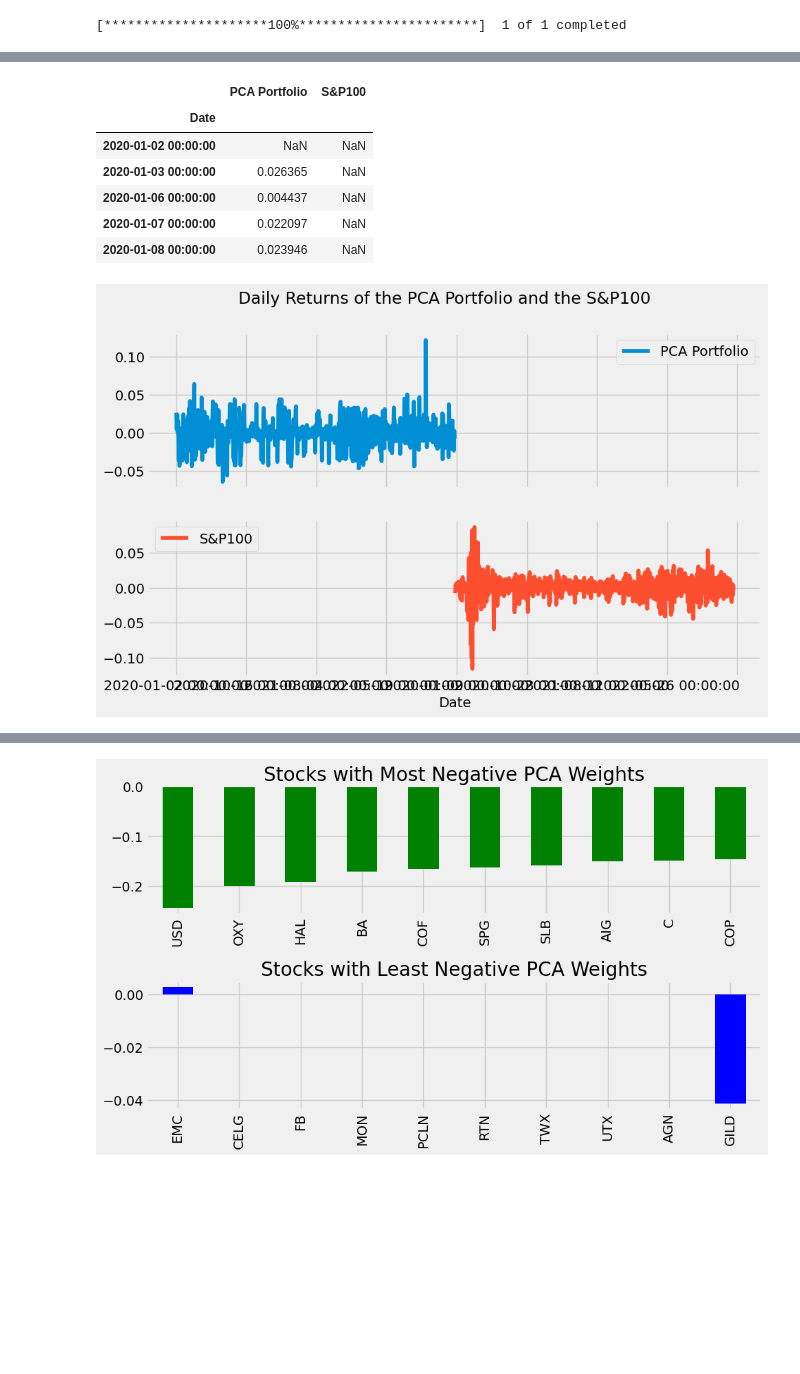
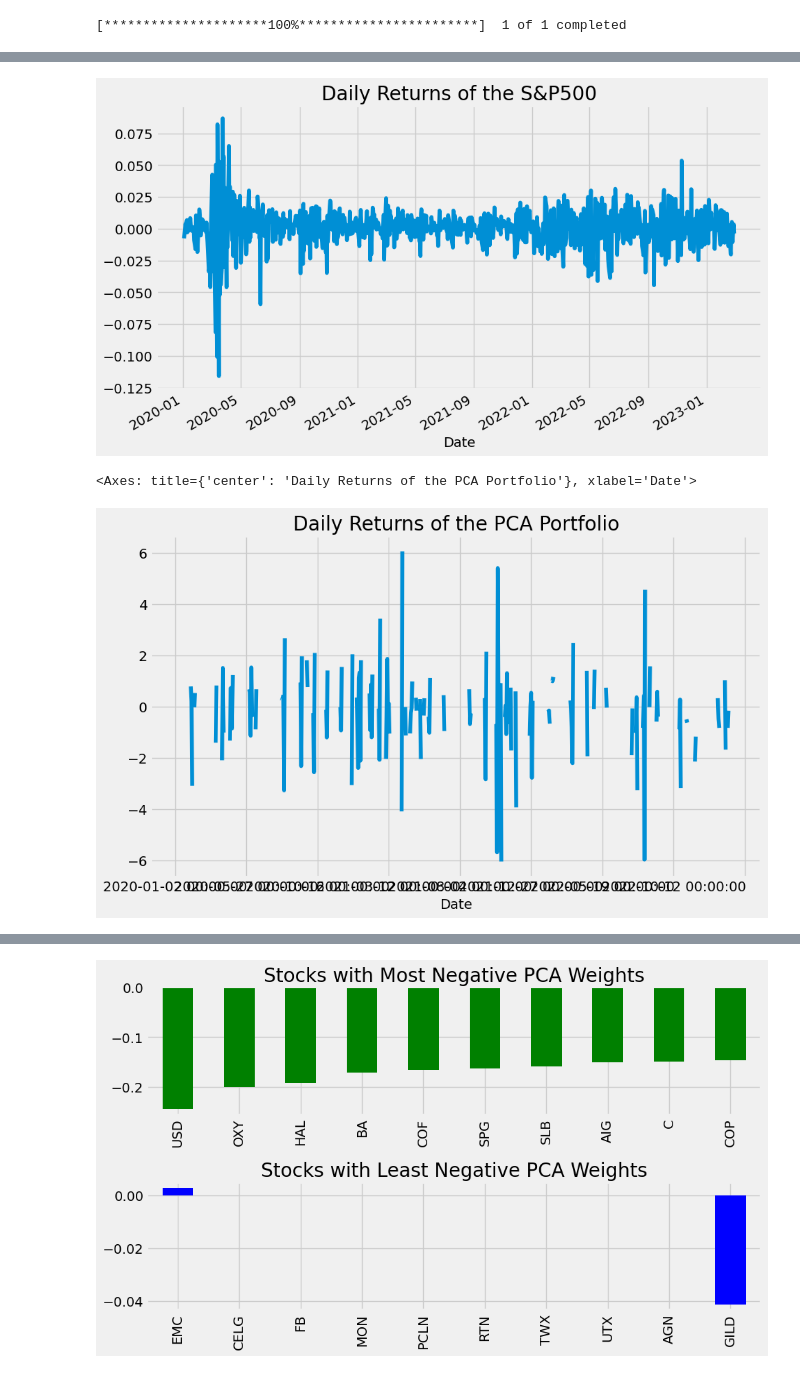
Before and after one commit to lvannote17/StockMarket, a Jupyter notebook: Stock Market Analytics with PCA.ipynb, the cells around one changed output, grey strips where cells are left out. Drawn from its saved outputs; the diff is of its cells as text; code cells hidden in the pictures; blank space fills up the shorter version.

```diff
--- a/Stock Market Analytics with PCA.ipynb
+++ b/Stock Market Analytics with PCA.ipynb
@@ -147,23 +147,18 @@ Date
 Name: Adj Close, dtype: float64
-# %%
-# prices = SPY data
-# fix up this plotting in class
-
-market_rs = prices.apply(np.log).diff(1)
-
-rs_df = pd.concat([myrs,market_rs], 1)
-rs_df.columns = ["PCA Portfolio", "S&P100"]
-#crs_df = rs_df.cumsum().apply(np.exp)
-# crs_df.plot(subplots=True);
-# plot the PCA portfolio and the S&P100 on top of each other
-rs_df.plot(figsize=(10,6), subplots = True,  title='Daily Returns of the PCA Portfolio and the S&P100')
-rs_df.head()
-# %% [output]
-|  | PCA Portfolio | S&P100 |
-| Date |  |  |
-| 2020-01-02 00:00:00 | NaN | NaN |
-| 2020-01-03 00:00:00 | 0.026365 | NaN |
-| 2020-01-06 00:00:00 | 0.004437 | NaN |
-| 2020-01-07 00:00:00 | 0.022097 | NaN |
-| 2020-01-08 00:00:00 | 0.023946 | NaN |
-[figure, removed]
+# %%
+# prices = SPY data
+# fix up this plotting in class
+
+market_rs = prices.apply(np.log).diff(1)
+#plot market returns
+market_rs.plot(legend=0, figsize=(10,6), grid=True, title='Daily Returns of the S&P500')
+#plot  cumulative market returns
+plt.show()
+myrs.apply(np.log).diff(1).plot(legend=0, figsize=(10,6), grid=True, title='Daily Returns of the PCA Portfolio')
+
+
+#rs_df = pd.concat([myrs,market_rs], 1)
+# %% [output]
+[figure, added]
+<Axes: title={'center': 'Daily Returns of the PCA Portfolio'}, xlabel='Date'>
+[figure, added]
```
Also changed, not shown: parts of 2 cells of this notebook, 1 other file.
